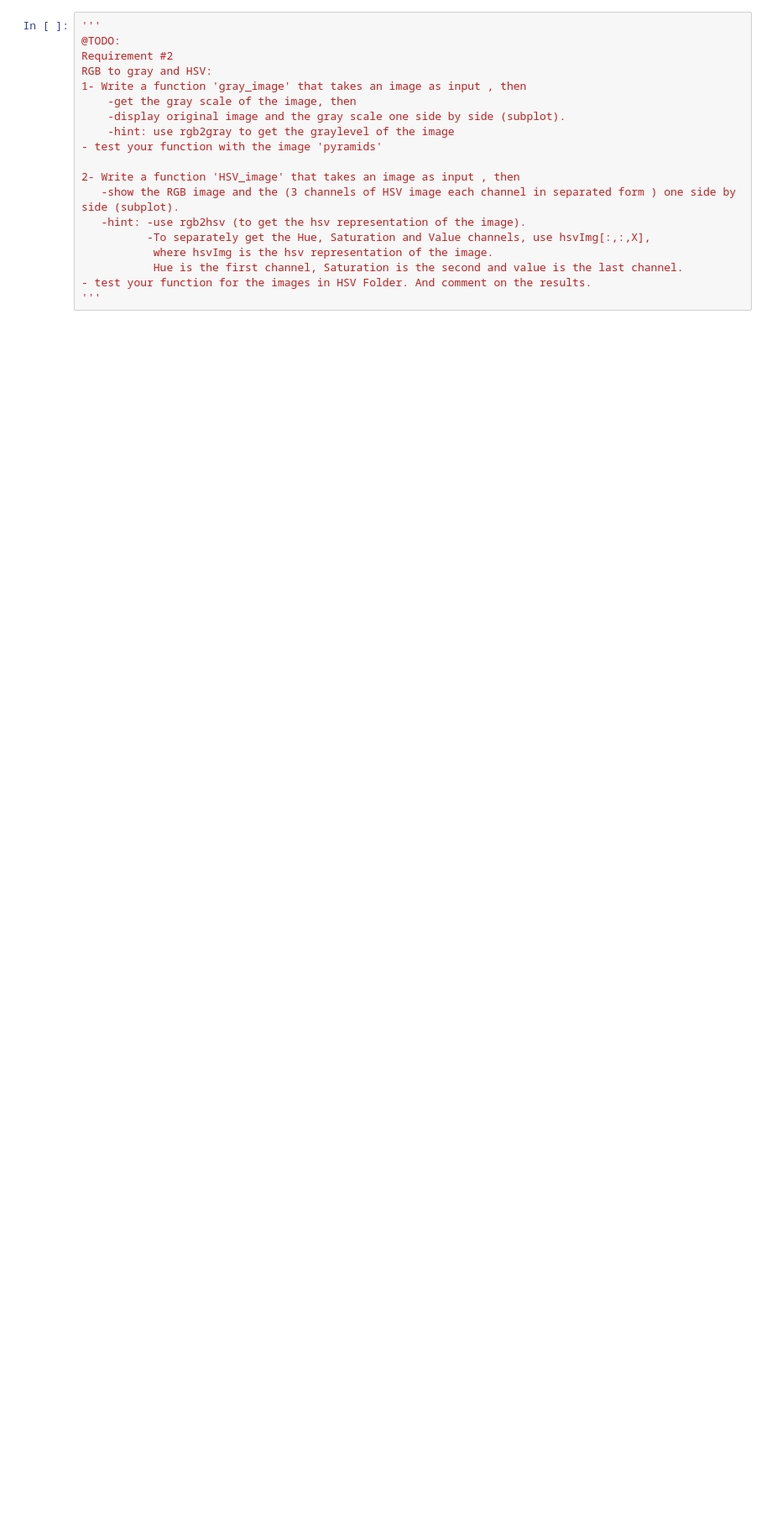
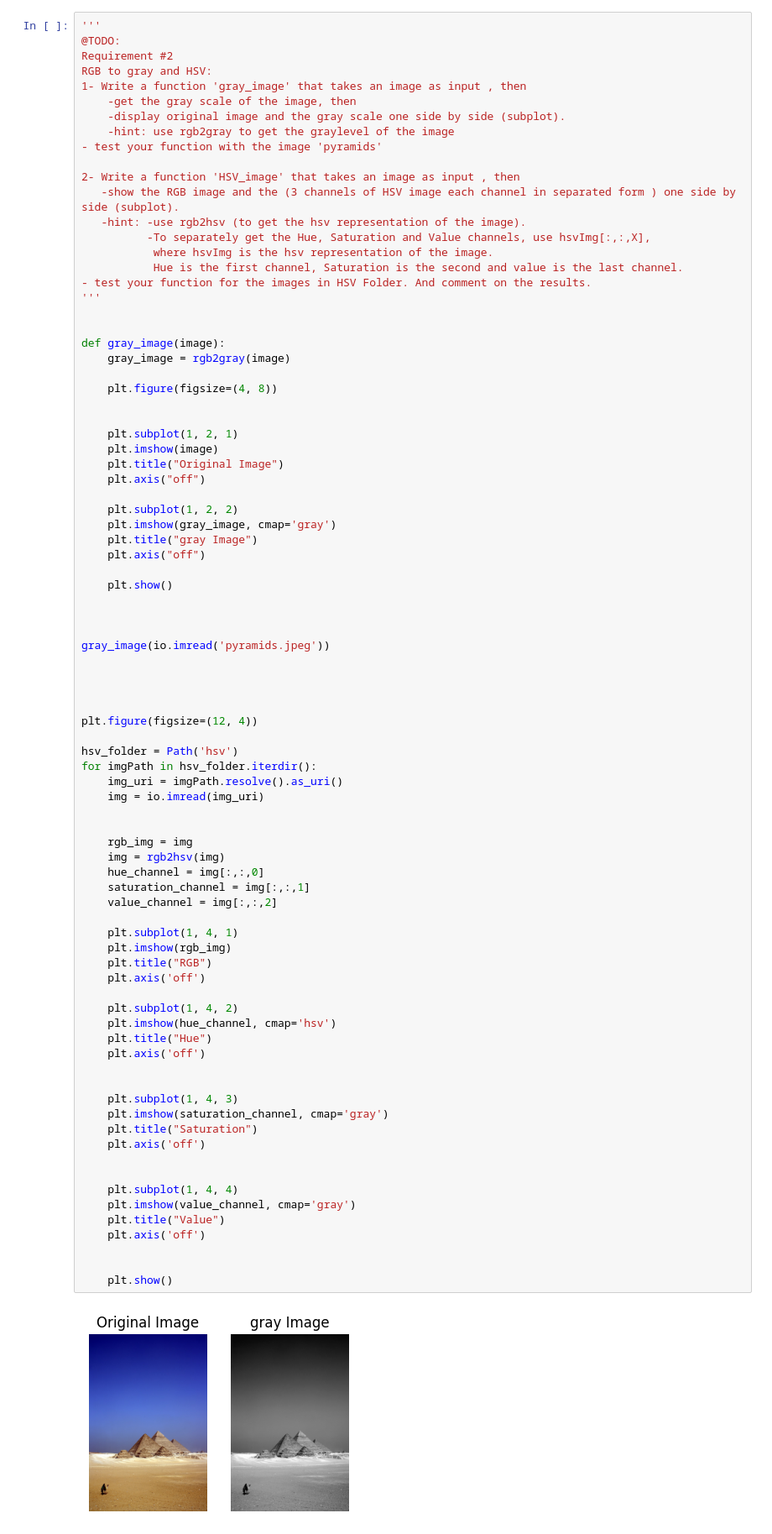
Before and after one commit to asermohamed1/image_processing-labs, a Jupyter notebook: Lab1-std/Lab_1_std.ipynb, the cells around one changed output. Shown at 84% size. Saved outputs shown, nothing was run; the diff lists cells and outputs as text; blank space fills up the shorter version.

```diff
--- a/Lab1-std/Lab_1_std.ipynb
+++ b/Lab1-std/Lab_1_std.ipynb
@@ -65,19 +66,86 @@ io.show()
 # %%
 '''
 @TODO:
 Requirement #2
 RGB to gray and HSV:
 1- Write a function 'gray_image' that takes an image as input , then
     -get the gray scale of the image, then
     -display original image and the gray scale one side by side (subplot).
     -hint: use rgb2gray to get the graylevel of the image
 - test your function with the image 'pyramids'
 
 2- Write a function 'HSV_image' that takes an image as input , then
    -show the RGB image and the (3 channels of HSV image each channel in separated form ) one side by side (subplot).
    -hint: -use rgb2hsv (to get the hsv representation of the image).
           -To separately get the Hue, Saturation and Value channels, use hsvImg[:,:,X],
            where hsvImg is the hsv representation of the image.
            Hue is the first channel, Saturation is the second and value is the last channel.
 - test your function for the images in HSV Folder. And comment on the results.
 '''
+
+
+def gray_image(image):
+    gray_image = rgb2gray(image)
+
+    plt.figure(figsize=(4, 8))
+
+
+    plt.subplot(1, 2, 1)
+    plt.imshow(image)
+    plt.title("Original Image")
+    plt.axis("off")
+
+    plt.subplot(1, 2, 2)
+    plt.imshow(gray_image, cmap='gray')
+    plt.title("gray Image")
+    plt.axis("off")
+
+    plt.show()
+
+
+
+gray_image(io.imread('pyramids.jpeg'))
+
+
+
+
+plt.figure(figsize=(12, 4))
+
+hsv_folder = Path('hsv')
+for imgPath in hsv_folder.iterdir():
+    img_uri = imgPath.resolve().as_uri()
+    img = io.imread(img_uri)
+
+
+    rgb_img = img
+    img = rgb2hsv(img)
+    hue_channel = img[:,:,0]
+    saturation_channel = img[:,:,1]
+    value_channel = img[:,:,2]
+
+    plt.subplot(1, 4, 1)
+    plt.imshow(rgb_img)
+    plt.title("RGB")
+    plt.axis('off')
+
+    plt.subplot(1, 4, 2)
+    plt.imshow(hue_channel, cmap='hsv')
+    plt.title("Hue")
+    plt.axis('off')
+
+
+    plt.subplot(1, 4, 3)
+    plt.imshow(saturation_channel, cmap='gray')
+    plt.title("Saturation")
+    plt.axis('off')
+
+
+    plt.subplot(1, 4, 4)
+    plt.imshow(value_channel, cmap='gray')
+    plt.title("Value")
+    plt.axis('off')
+
+
+    plt.show()
+# %% [output]
+[figure, added]
```
Also changed, not shown: parts of 2 cells of this notebook.
